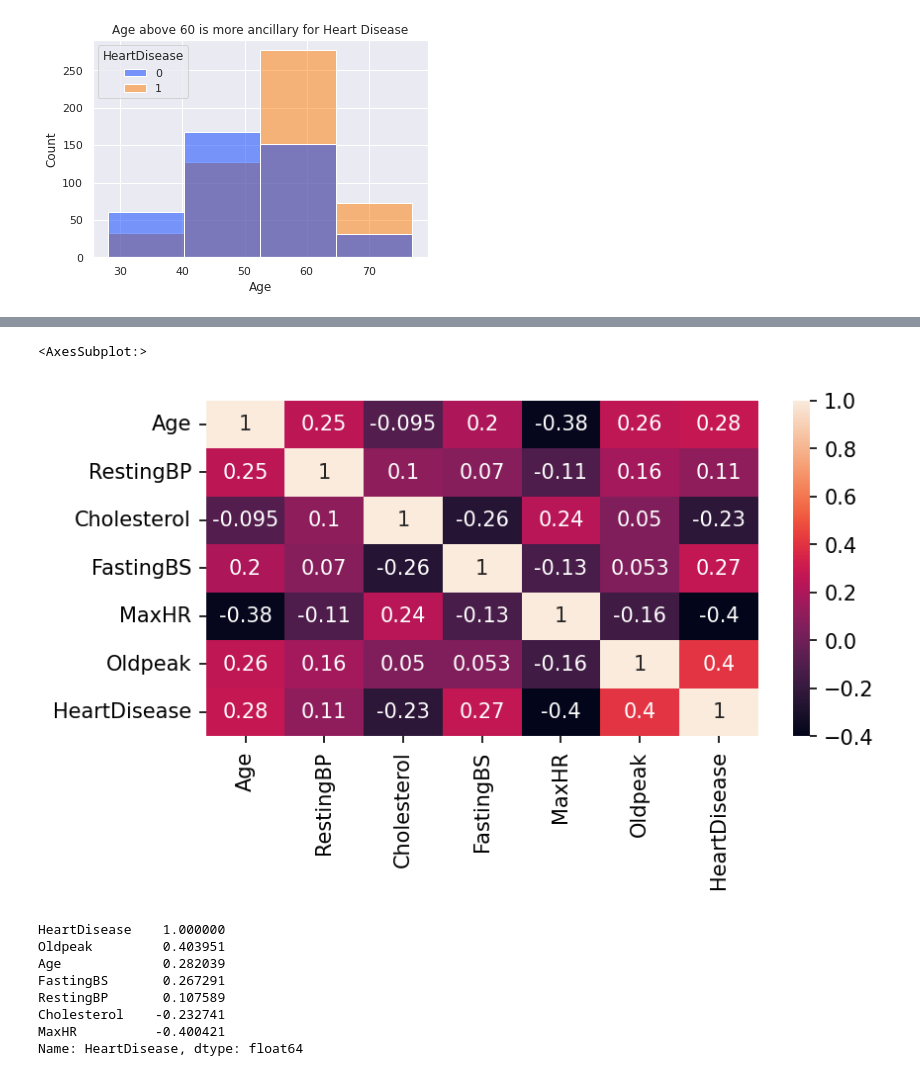
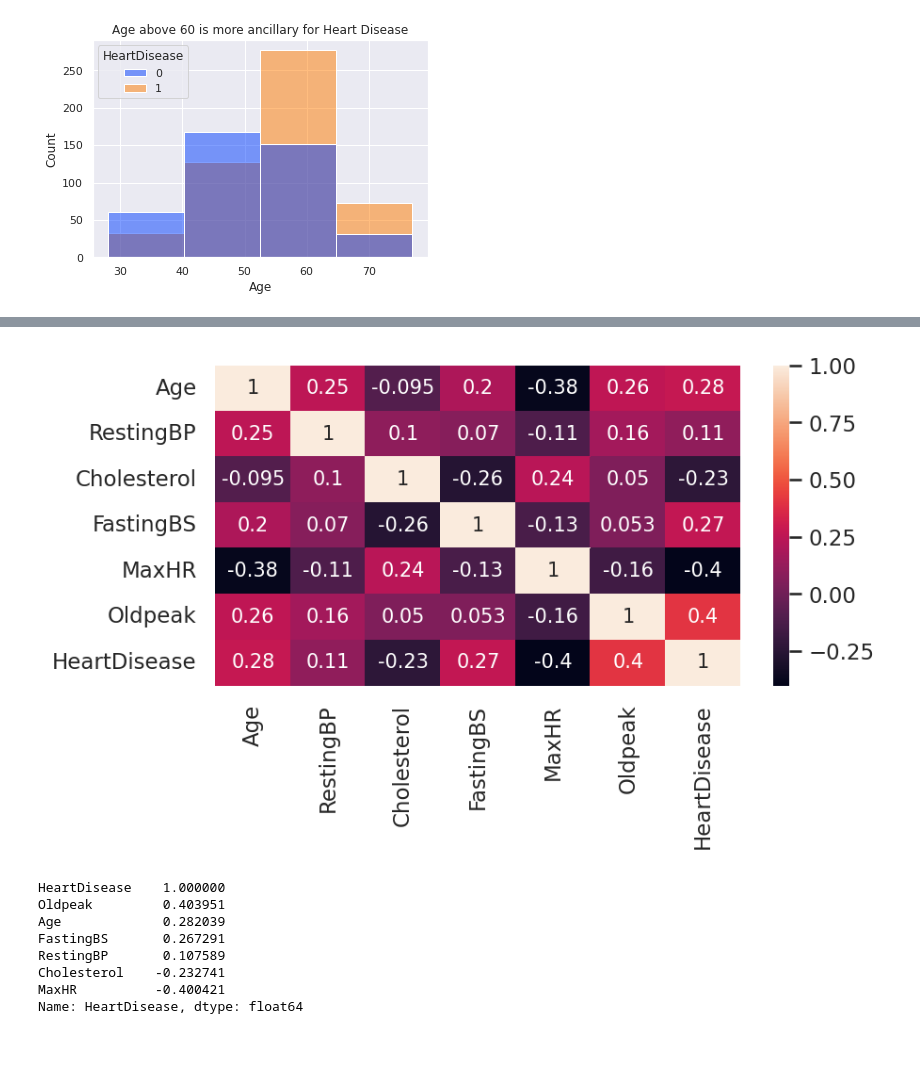
Before and after one commit to mdimran1/portfolio, a Jupyter notebook: Heart Desease/Eda & Predict.ipynb, the cells around one changed output, grey strips where cells are left out. Saved outputs shown, nothing was run; the diff lists cells and outputs as text; code cells hidden in the pictures; blank space fills up the shorter version.

```diff
--- a/Heart Desease/Eda & Predict.ipynb
+++ b/Heart Desease/Eda & Predict.ipynb
@@ -208,9 +266,9 @@ num_col = [feature for feature in df.columns if df[feature].dtypes != 'O']
 # %%
 #Plotting a heatmap on the correlation values
 plt.figure(figsize=(6,3), dpi=150)
-sns.heatmap(df.corr(), annot=True)
+sns.heatmap(data.corr(), annot=True)
+plt.show()
 # %% [output]
-<AxesSubplot:>
-[figure, old version]
+[figure, new version]
 # %%
 #Finding the best correlation with the 'HeartDisease' column
```
Also changed, not shown: parts of 38 cells of this notebook.
